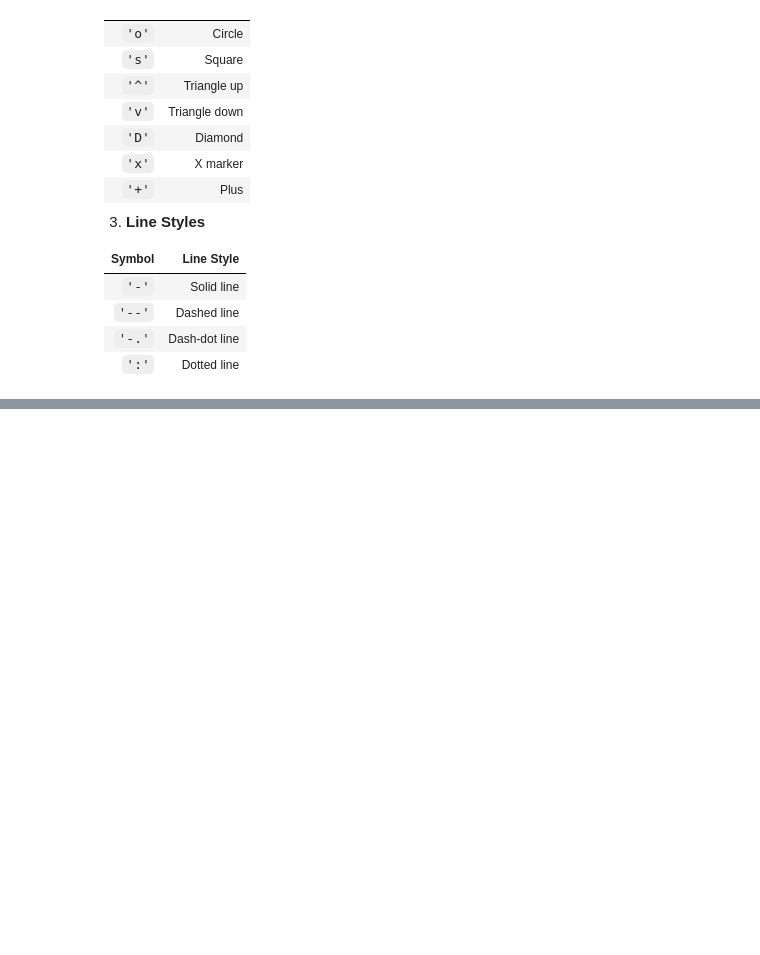
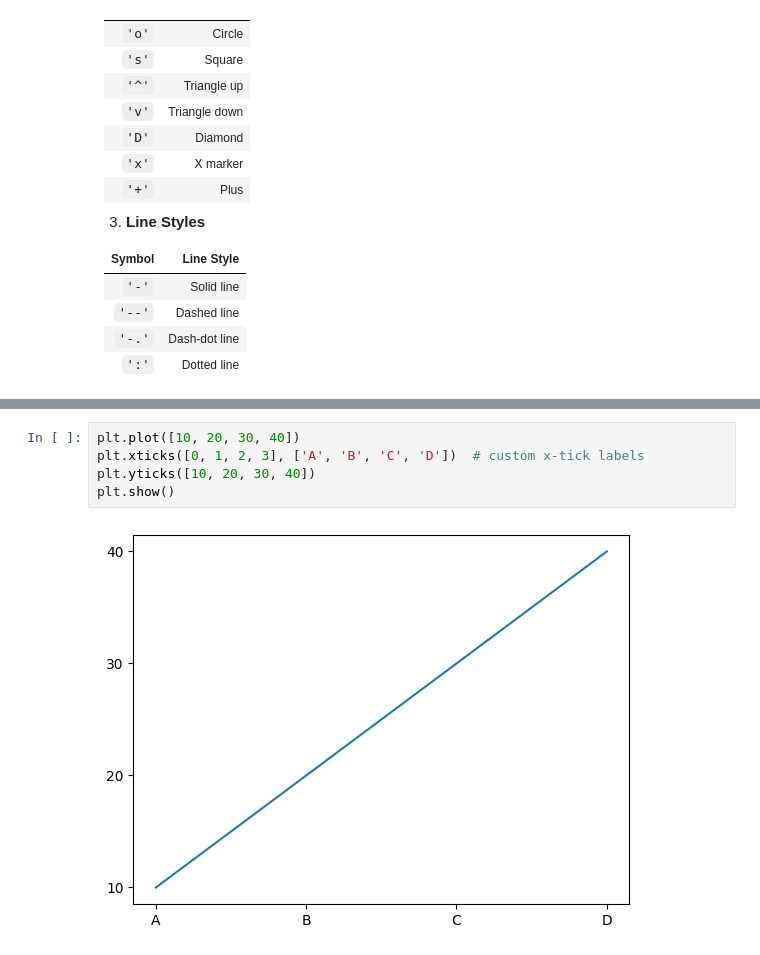
Before and after one commit to f-ckyou/pandas, a Jupyter notebook: pd-9/1_matplotlib_API_primer.ipynb, the cells around one changed output, grey strips where cells are left out. Cells and saved outputs as stored; diff of their text form; blank space fills up the shorter version.

Commit message:
ticks,labels and legends

```diff
--- a/pd-9/1_matplotlib_API_primer.ipynb
+++ b/pd-9/1_matplotlib_API_primer.ipynb
@@ -271,0 +280,7 @@ ax.legend()
+# %%
+plt.plot([10, 20, 30, 40])
+plt.xticks([0, 1, 2, 3], ['A', 'B', 'C', 'D'])  # custom x-tick labels
+plt.yticks([10, 20, 30, 40])
+plt.show()
+# %% [output]
+[figure, added]
```
Also changed, not shown: parts of 14 cells of this notebook.
